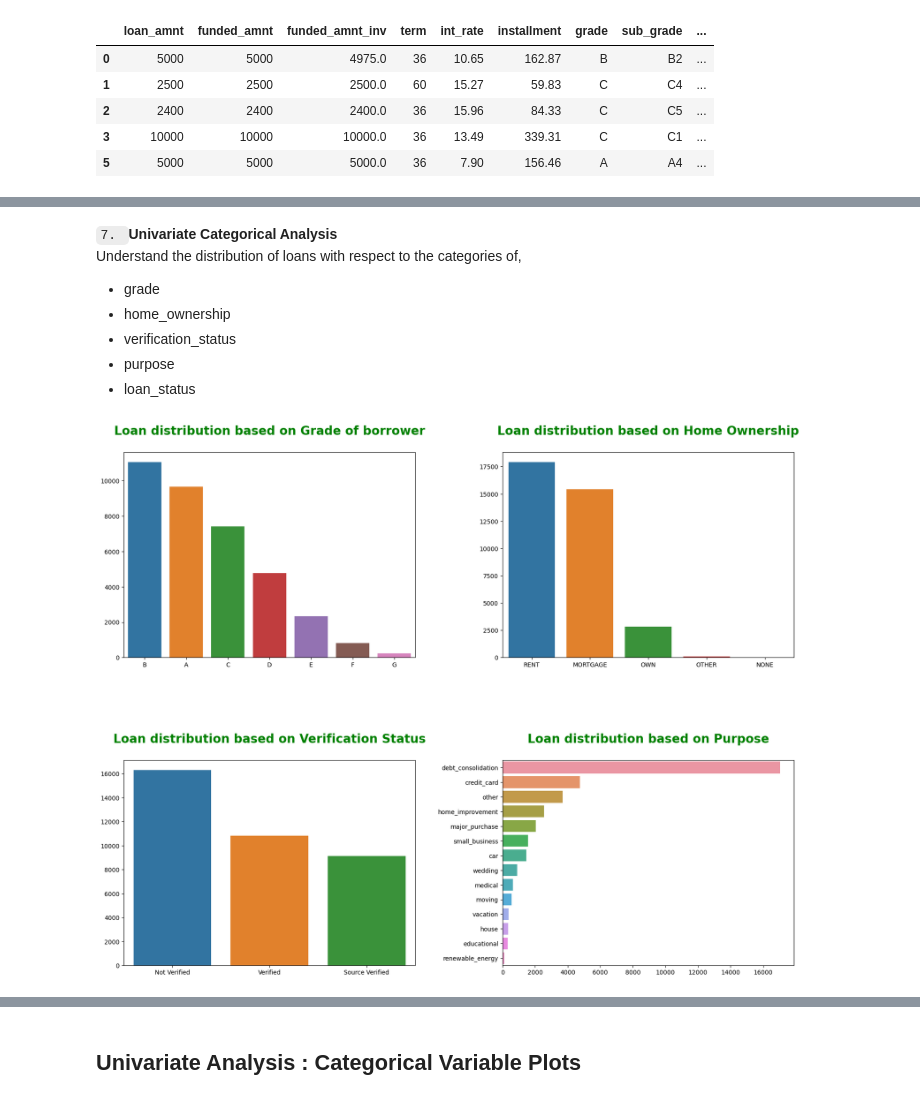
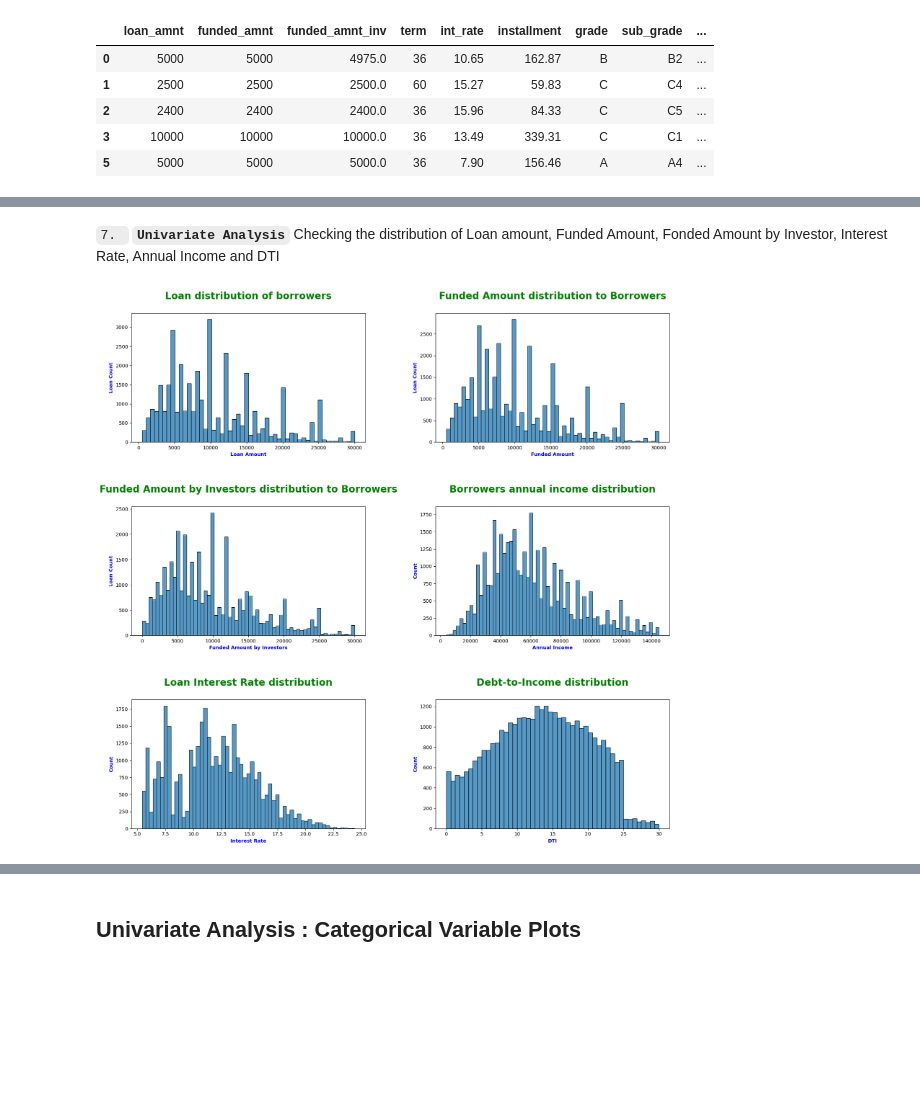
Before and after one commit to charankumarhs/LendingClubCaseStudy, a Jupyter notebook: Charan_Hulmani.ipynb, the cells around one changed output, grey strips where cells are left out. Cells and saved outputs as stored; diff of their text form; code cells hidden in the pictures; blank space fills up the shorter version.

Commit message:
Univariate Bivariate Analysis, contnous variable tweaks

```diff
--- a/Charan_Hulmani.ipynb
+++ b/Charan_Hulmani.ipynb
@@ -476,34 +454,3 @@ Q1,Q3 = np.percentile(df_lending_club['loan_amnt'],q=[25,75])
 IQR = Q3 - Q1
 #Remove outliers
 df_lending_club = df_lending_club[~((df_lending_club['loan_amnt'] < (Q1 - 1.5 * IQR)) | (df_lending_club['loan_amnt'] > (Q3 + 1.5 * IQR)))]
-# %% [markdown]
-`7. `<b>Univariate Categorical Analysis</b> <br>Understand the distribution of loans with respect to the categories of,
-   - grade
-   - home_ownership
-   - verification_status
-   - purpose
-   - loan_status
-# %%
-grade_value_counts =  df_lending_club.grade.value_counts()
-home_ownership_value_counts =  df_lending_club.home_ownership.value_counts()
-verification_status_value_counts = df_lending_club.verification_status.value_counts()
-purpose_value_counts = df_lending_club.purpose.value_counts()
-
-fig, ax = plt.subplots(2,2, figsize=(20,12))
-plt.subplots_adjust(top = 1, bottom=0.01, hspace=0.5, wspace=0.3)
-
-sns.barplot(ax=ax[0,0],x=grade_value_counts.index,y=grade_value_counts.values)
-ax[0,0].set_title('Loan distribution based on Grade of borrower\n',fontsize="20",fontweight='bold' ,c='g')
-
-sns.barplot(ax=ax[0,1],x=home_ownership_value_counts.index,y=home_ownership_value_counts.values)
-ax[0,1].set_title('Loan distribution based on Home Ownership\n',fontsize="20",fontweight='bold' ,c='g')
-
-sns.barplot(ax=ax[1,0],x=verification_status_value_counts.index,y=verification_status_value_counts.values)
-ax[1,0].set_title('Loan distribution based on Verification Status\n',fontsize="20" ,fontweight='bold',c='g')
-
-purpose_value_counts_barplot = sns.barplot(ax=ax[1,1],y=purpose_value_counts.index,x=purpose_value_counts.values)
-ax[1,1].set_title('Loan distribution based on Purpose\n',fontsize="20",fontweight='bold' ,c='g')
-
-plt.show()
-# %% [output]
-[figure, removed]
@@ -514,0 +457,38 @@ plt.show()
+# %% [markdown]
+`7. ` <b>`Univariate Analysis`</b> Checking the distribution of Loan amount, Funded Amount, Fonded Amount by Investor, Interest Rate, Annual Income and  DTI
+# %%
+fig, ax = plt.subplots(3,2, figsize=(20,15))
+plt.subplots_adjust(top = 1, bottom=0.01, hspace=0.5, wspace=0.3)
+
+sns.histplot(ax=ax[0,0],x=df_lending_club.loan_amnt)
+ax[0,0].set_title('Loan distribution of borrowers\n',fontsize="20",fontweight='bold' ,c='g')
+ax[0,0].set_xlabel('Loan Amount',fontsize=10,fontweight='bold',c='b')
+ax[0,0].set_ylabel('Loan Count',fontsize=10,fontweight='bold',c='b')
+
+sns.histplot(ax=ax[0,1],x=df_lending_club.funded_amnt)
+ax[0,1].set_title('Funded Amount distribution to Borrowers\n',fontsize="20",fontweight='bold' ,c='g')
+ax[0,1].set_xlabel('Funded Amount',fontsize=10,fontweight='bold',c='b')
+ax[0,1].set_ylabel('Loan Count',fontsize=10,fontweight='bold',c='b')
+
+sns.histplot(ax=ax[1,0],x=df_lending_club.funded_amnt_inv)
+ax[1,0].set_title('Funded Amount by Investors distribution to Borrowers\n',fontsize="20" ,fontweight='bold',c='g')
+ax[1,0].set_xlabel('Funded Amount by Investors',fontsize=10,fontweight='bold',c='b')
+ax[1,0].set_ylabel('Loan Count',fontsize=10,fontweight='bold',c='b')
+
+sns.histplot(ax=ax[1,1],x=df_lending_club.annual_inc)
+ax[1,1].set_title('Borrowers annual income distribution\n',fontsize="20" ,fontweight='bold',c='g')
+ax[1,1].set_xlabel('Annual Income',fontsize=10,fontweight='bold',c='b')
+ax[1,1].set_ylabel('Count',fontsize=10,fontweight='bold',c='b')
+
+sns.histplot(ax=ax[2,0],x=df_lending_club.int_rate)
+ax[2,0].set_title('Loan Interest Rate distribution\n',fontsize="20" ,fontweight='bold',c='g')
+ax[2,0].set_xlabel('Interest Rate',fontsize=10,fontweight='bold',c='b')
+ax[2,0].set_ylabel('Count',fontsize=10,fontweight='bold',c='b')
+
+sns.histplot(ax=ax[2,1],x=df_lending_club.dti)
+ax[2,1].set_title('Debt-to-Income distribution\n',fontsize="20" ,fontweight='bold',c='g')
+ax[2,1].set_xlabel('DTI',fontsize=10,fontweight='bold',c='b')
+ax[2,1].set_ylabel('Count',fontsize=10,fontweight='bold',c='b')
+plt.show()
+# %% [output]
+[figure, added]
```
Also changed, not shown: parts of 63 cells of this notebook.
